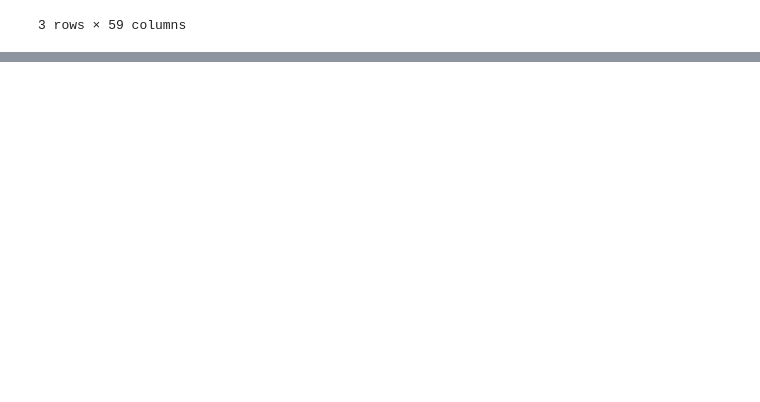
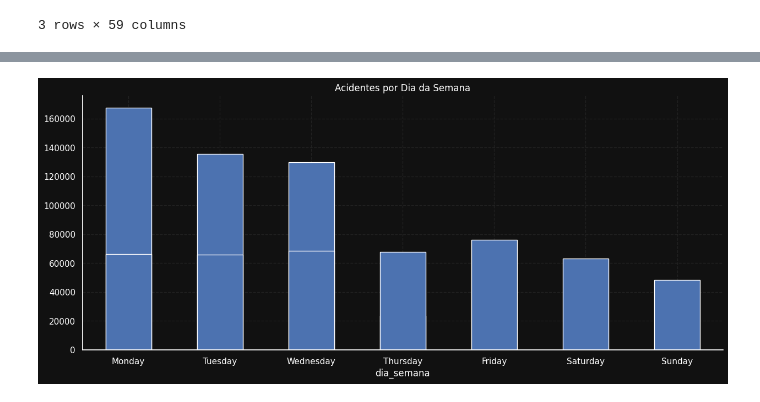
Before and after one commit to redsonlopez/accidata, a Jupyter notebook: notebooks/eda.ipynb, the cells around one changed output, grey strips where cells are left out. Drawn from its saved outputs; the diff is of its cells as text; code cells hidden in the pictures; blank space fills up the shorter version.

```diff
--- a/notebooks/eda.ipynb
+++ b/notebooks/eda.ipynb
@@ -11,0 +79,12 @@ df.head(3)
+# %%
+df['Faixa_hora'].value_counts().plot(kind='bar', title='Acidentes por Faixa Horária')
+
+df['Data'] = pd.to_datetime(df['Data'])
+df['dia_semana'] = df['Data'].dt.day_name()
+
+df['dia_semana'].value_counts().loc[
+    ['Monday','Tuesday','Wednesday','Thursday','Friday','Saturday','Sunday']
+].plot(kind='bar', title='Acidentes por Dia da Semana')
+plt.xticks(rotation=0);
+# %% [output]
+[figure, added]
```
Also changed, not shown: parts of 21 cells of this notebook, 3 other files.
